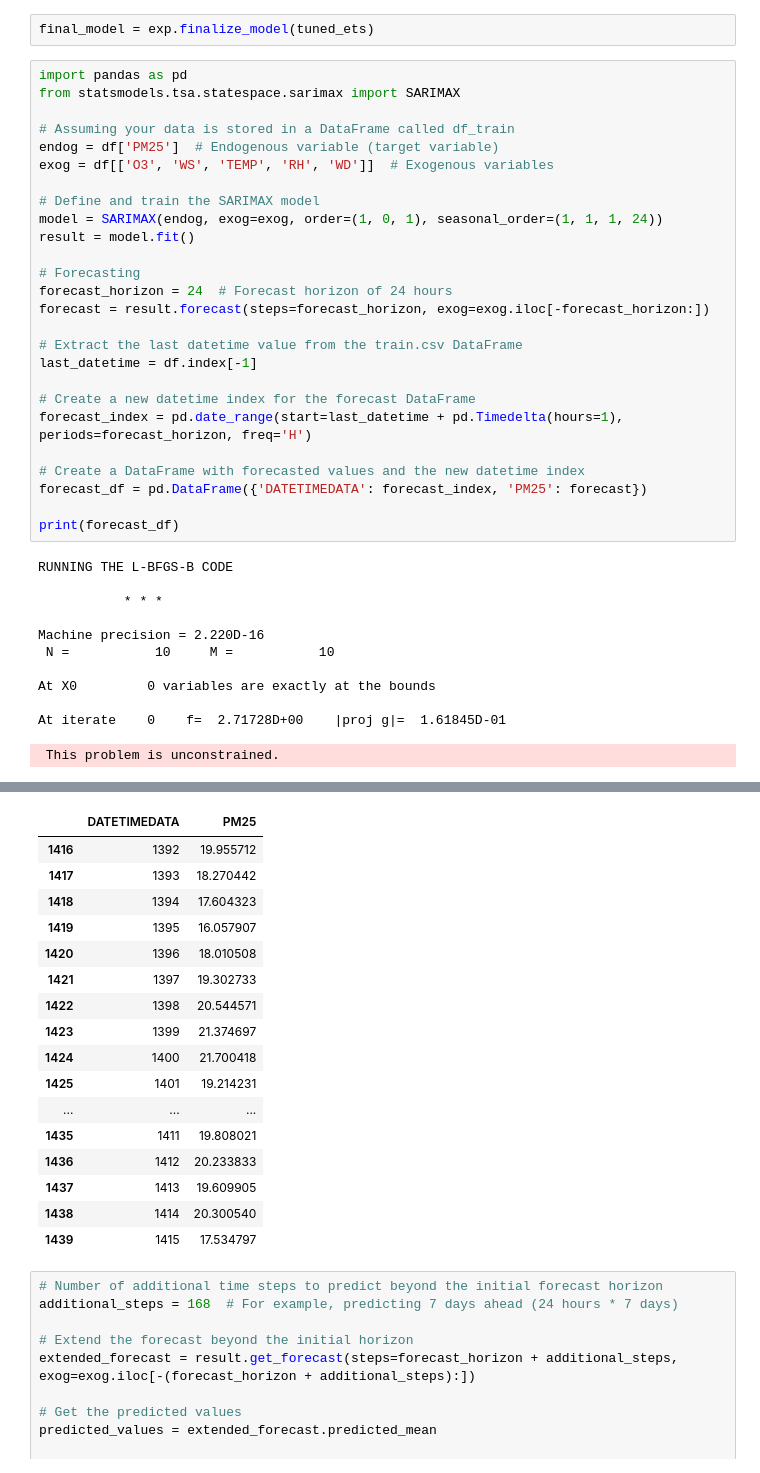
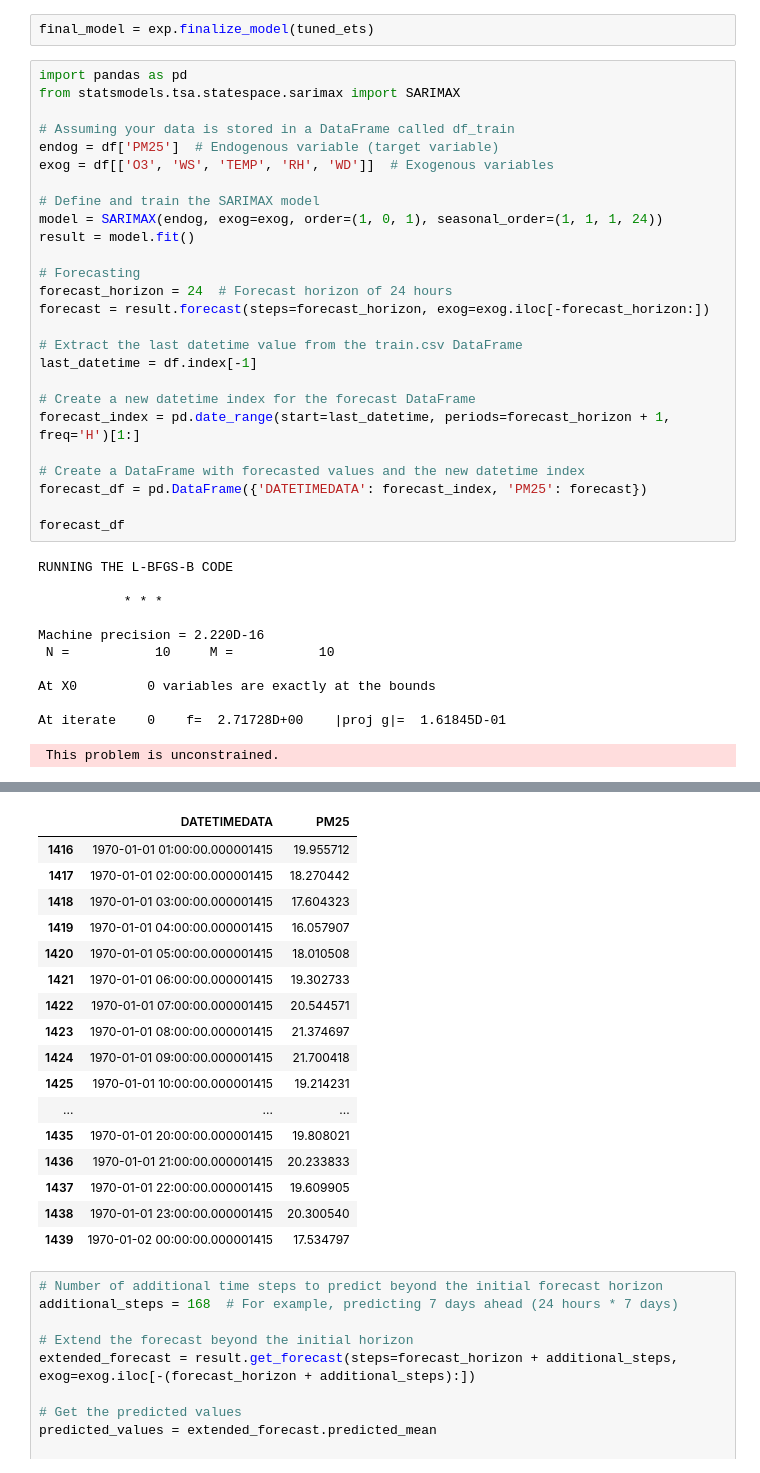
Before and after one commit to NUMNIMx/dash-pm-2.5, a Jupyter notebook: hatyai.ipynb, the cells around one changed output, grey strips where cells are left out. Drawn from its saved outputs; the diff is of its cells as text.

```diff
--- a/hatyai.ipynb
+++ b/hatyai.ipynb
@@ -250,58 +250,58 @@ forecast = result.forecast(steps=forecast_horizon, exog=exog.iloc[-forecast_hori
 last_datetime = df.index[-1]
 
 # Create a new datetime index for the forecast DataFrame
-forecast_index = pd.date_range(start=last_datetime + pd.Timedelta(hours=1), periods=forecast_horizon, freq='H')
+forecast_index = pd.date_range(start=last_datetime, periods=forecast_horizon + 1, freq='H')[1:]
 
 # Create a DataFrame with forecasted values and the new datetime index
 forecast_df = pd.DataFrame({'DATETIMEDATA': forecast_index, 'PM25': forecast})
 
-print(forecast_df)
+forecast_df
 # %% [output]
 RUNNING THE L-BFGS-B CODE
 
            * * *
 
 Machine precision = 2.220D-16
  N =           10     M =           10
 
 At X0         0 variables are exactly at the bounds
 
 At iterate    0    f=  2.71728D+00    |proj g|=  1.61845D-01
  This problem is unconstrained.
 At iterate    5    f=  2.69496D+00    |proj g|=  2.33319D-01
 
 At iterate   10    f=  2.63236D+00    |proj g|=  2.78912D-02
 
 At iterate   15    f=  2.62549D+00    |proj g|=  6.10178D-02
 
 At iterate   20    f=  2.61930D+00    |proj g|=  1.76111D-02
 
 At iterate   25    f=  2.61897D+00    |proj g|=  1.33228D-02
 
 At iterate   30    f=  2.61842D+00    |proj g|=  5.24540D-02
 
 ... (21 lines left out)
    10     50     54      1     0     0   1.700D-03   2.618D+00
   F =   2.6180753357956430
 
 STOP: TOTAL NO. of ITERATIONS REACHED LIMIT
 |  | DATETIMEDATA | PM25 |
-| 1416 | 1392 | 19.955712 |
-| 1417 | 1393 | 18.270442 |
-| 1418 | 1394 | 17.604323 |
-| 1419 | 1395 | 16.057907 |
-| 1420 | 1396 | 18.010508 |
-| 1421 | 1397 | 19.302733 |
-| 1422 | 1398 | 20.544571 |
-| 1423 | 1399 | 21.374697 |
-| 1424 | 1400 | 21.700418 |
-| 1425 | 1401 | 19.214231 |
+| 1416 | 1970-01-01 01:00:00.000001415 | 19.955712 |
+| 1417 | 1970-01-01 02:00:00.000001415 | 18.270442 |
+| 1418 | 1970-01-01 03:00:00.000001415 | 17.604323 |
+| 1419 | 1970-01-01 04:00:00.000001415 | 16.057907 |
+| 1420 | 1970-01-01 05:00:00.000001415 | 18.010508 |
+| 1421 | 1970-01-01 06:00:00.000001415 | 19.302733 |
+| 1422 | 1970-01-01 07:00:00.000001415 | 20.544571 |
+| 1423 | 1970-01-01 08:00:00.000001415 | 21.374697 |
+| 1424 | 1970-01-01 09:00:00.000001415 | 21.700418 |
+| 1425 | 1970-01-01 10:00:00.000001415 | 19.214231 |
 | ... | ... | ... |
-| 1435 | 1411 | 19.808021 |
-| 1436 | 1412 | 20.233833 |
-| 1437 | 1413 | 19.609905 |
-| 1438 | 1414 | 20.300540 |
-| 1439 | 1415 | 17.534797 |
+| 1435 | 1970-01-01 20:00:00.000001415 | 19.808021 |
+| 1436 | 1970-01-01 21:00:00.000001415 | 20.233833 |
+| 1437 | 1970-01-01 22:00:00.000001415 | 19.609905 |
+| 1438 | 1970-01-01 23:00:00.000001415 | 20.300540 |
+| 1439 | 1970-01-02 00:00:00.000001415 | 17.534797 |
 # %%
 # Number of additional time steps to predict beyond the initial forecast horizon
 additional_steps = 168  # For example, predicting 7 days ahead (24 hours * 7 days)
```
Also changed, not shown: 1 other file.
